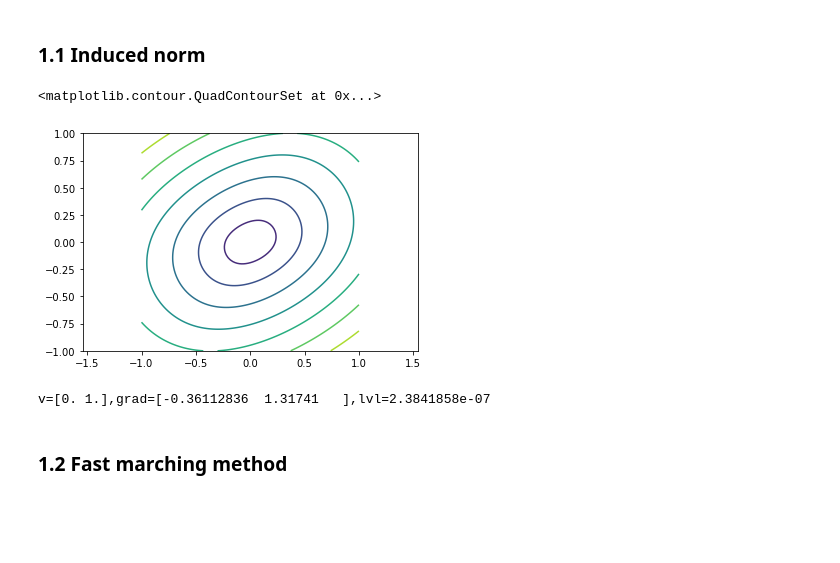
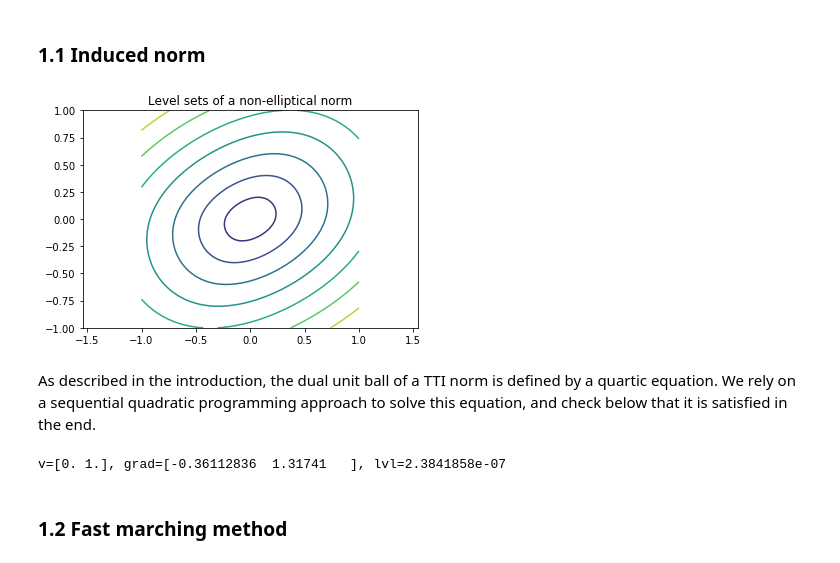
Before and after one commit to gbonnet1/AdaptiveGridDiscretizations, a Jupyter notebook: Notebooks_FMM/InPreparation/TTI.ipynb, the cells around one changed output. Drawn from its saved outputs; the diff is of its cells as text; code cells hidden in the pictures; blank space fills up the shorter version.

```diff
--- a/Notebooks_FMM/InPreparation/TTI.ipynb
+++ b/Notebooks_FMM/InPreparation/TTI.ipynb
@@ -64,7 +64,7 @@ Setting dictIn.default_mode = 'gpu' in module agd.Eikonal .
 ### 1.1 Induced norm
 # %%
 n=50
-hfmIn_Constant = Eikonal.dictIn({
+hfmIn = Eikonal.dictIn({
     'model':'TTI2',
     'arrayOrdering':'RowMajor',
     'exportValues':1,
@@ -72,27 +72,29 @@ hfmIn_Constant = Eikonal.dictIn({
     'factoringRadius':20,
     'seedRadius':0,
     'order':2
-#    'exportGeodesicFlow':1,
 })
 w=1
-hfmIn_Constant.SetRect(sides=[[-w,w],[-w,w]],dimx=2*n+1,sampleBoundary=True) # Define the domain
-X = hfmIn_Constant.Grid() # Horizontal and vertical axis
+hfmIn.SetRect(sides=[[-w,w],[-w,w]],dimx=2*n+1,sampleBoundary=True) # Define the domain
+X = hfmIn.Grid() # Horizontal and vertical axis
 
 metric = Seismic.TTI([1.,2.],[[0.,0.2],[0.2,0.]],vdim=2).with_costs(xp.array([1.,2.])).rotate_by(0.5)
-hfmIn_Constant['metric'] = metric
+hfmIn['metric'] = metric
 # %%
-plt.axis('equal')
-plt.contour(*X,metric.norm(X))
+plt.title("Level sets of a non-elliptical norm"); plt.axis('equal')
+plt.contour(*X,metric.norm(X));
 # %% [output]
-<matplotlib.contour.QuadContourSet at 0x...>
-[figure, old version]
+[figure, new version]
+# %% [markdown]
+As described in the introduction, the dual unit ball of a TTI norm is defined by a quartic equation.
+We rely on a sequential quadratic programming approach to solve this equation, and check below that it is satisfied in the end.
 # %%
 v=xp.array((0.,1.))
 grad = metric.gradient(v)
 a=lp.transpose(lp.inverse(metric.inverse_transformation))
 lvl = metric._dual_level(lp.dot_AV(a,grad))
-print(f"v={v},grad={grad},lvl={lvl}")
+print(f"v={v}, grad={grad}, lvl={lvl}")
+assert np.abs(lvl)<1e-6
 # %% [output]
-v=[0. 1.],grad=[-0.36112836  1.31741   ],lvl=2.3841858e-07
+v=[0. 1.], grad=[-0.36112836  1.31741   ], lvl=2.3841858e-07
 # %% [markdown]
 ### 1.2 Fast marching method
```
Also changed, not shown: parts of 43 cells of this notebook, 1 other file.
